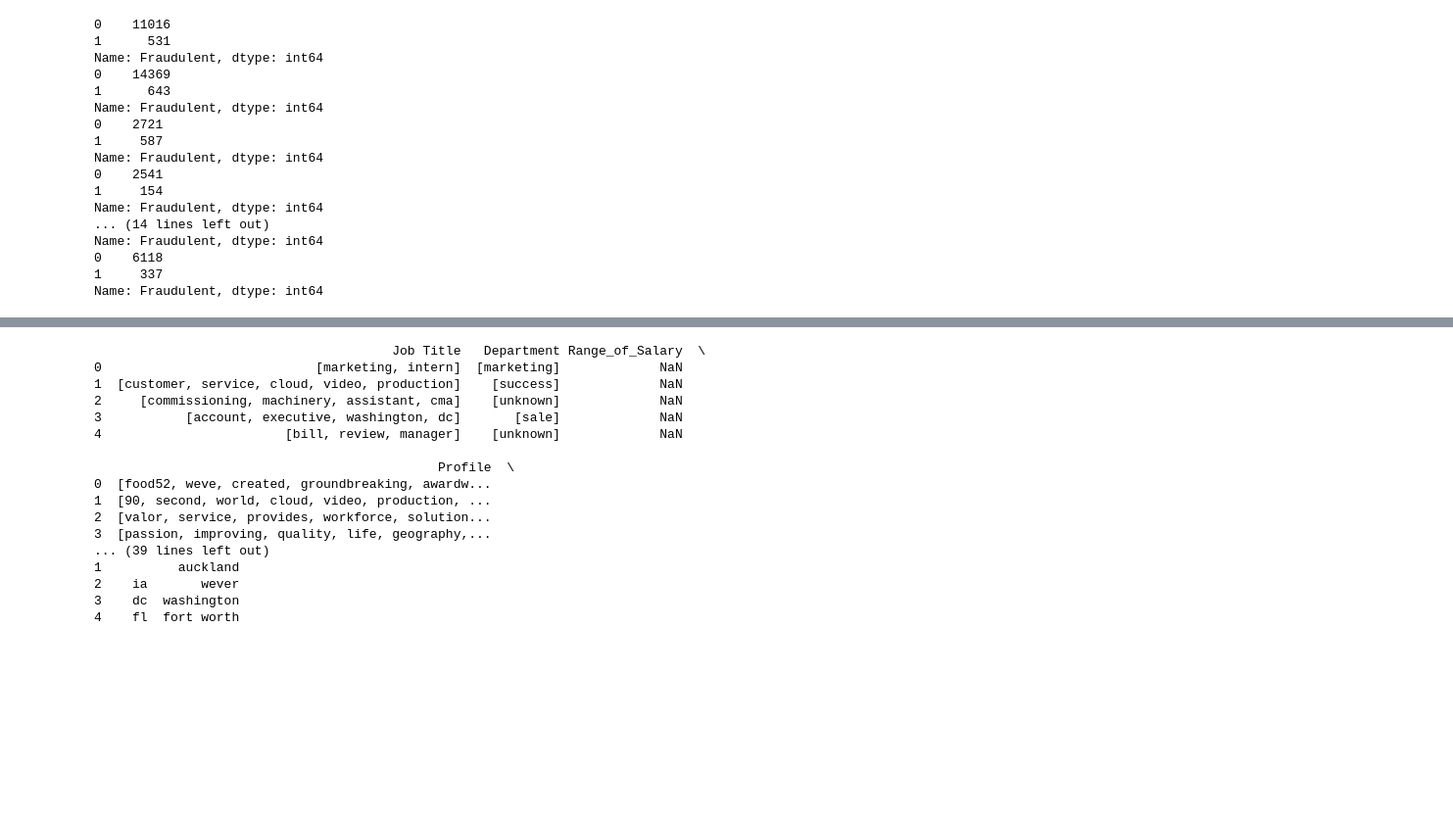
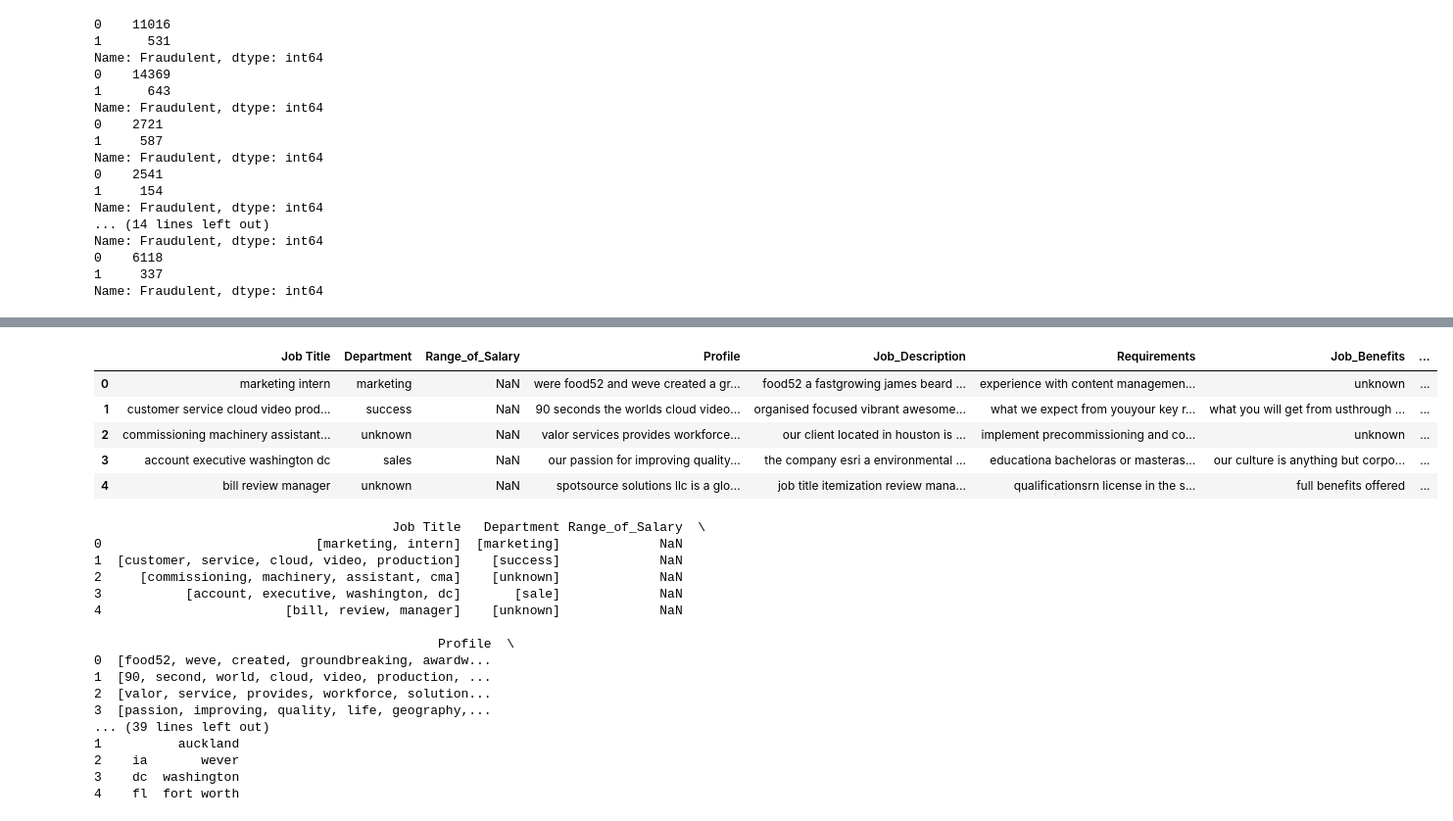
Before and after one commit to cheryltan17/DSA4263-Project, a Jupyter notebook: data_preprocessing/preprocessing_nb.ipynb, the cells around one changed output, grey strips where cells are left out. Shown at 98% size. Drawn from its saved outputs; the diff is of its cells as text; code cells hidden in the pictures; blank space fills up the shorter version.

Commit message:
cleaned text

```diff
--- a/data_preprocessing/preprocessing_nb.ipynb
+++ b/data_preprocessing/preprocessing_nb.ipynb
@@ -131,6 +121,27 @@ df = df.applymap(lambda x: x.lower() if isinstance(x, str) else x)
 # %%
 ## remove punctuations and symbols
 df = df.replace(to_replace=r'[^\w\s]', value='', regex=True)
+# %%
+## function to replace accents (eg. áéíóú -> aeiou)
+def strip_accents(text):
+    return ''.join(char for char in
+                   unicodedata.normalize('NFKD', text)
+                   if unicodedata.category(char) != 'Mn')
+
+## replace accents
+for col in text_cols:
+    # replace accent
+    df[col] = df[col].apply(lambda x: [strip_accents(x)])
+    df[col] = df[col].apply(lambda x: " ".join(x))
+# %%
+df.head()
+# %% [output]
+|  | Job Title | Department | Range_of_Salary | Profile | Job_Description | Requirements | Job_Benefits | ... |
+| 0 | marketing intern | marketing | NaN | were food52 and weve created a gr... | food52 a fastgrowing james beard ... | experience with content managemen... | unknown | ... |
+| 1 | customer service cloud video prod... | success | NaN | 90 seconds the worlds cloud video... | organised focused vibrant awesome... | what we expect from youyour key r... | what you will get from usthrough ... | ... |
+| 2 | commissioning machinery assistant... | unknown | NaN | valor services provides workforce... | our client located in houston is ... | implement precommissioning and co... | unknown | ... |
+| 3 | account executive washington dc | sales | NaN | our passion for improving quality... | the company esri a environmental ... | educationa bacheloras or masteras... | our culture is anything but corpo... | ... |
+| 4 | bill review manager | unknown | NaN | spotsource solutions llc is a glo... | job title itemization review mana... | qualificationsrn license in the s... | full benefits offered | ... |
 # %%
 ## tokenize, remove stop words, and lemmatize for columns 'Profile', 'Job_Description', 'Requirements', 'Job_Benefits','Job Title', 'Department', 'Type_of_Industry', 'Operations'
 # initialize stop words and lemmatizer
```
Also changed, not shown: parts of 6 cells of this notebook, 1 other file.
